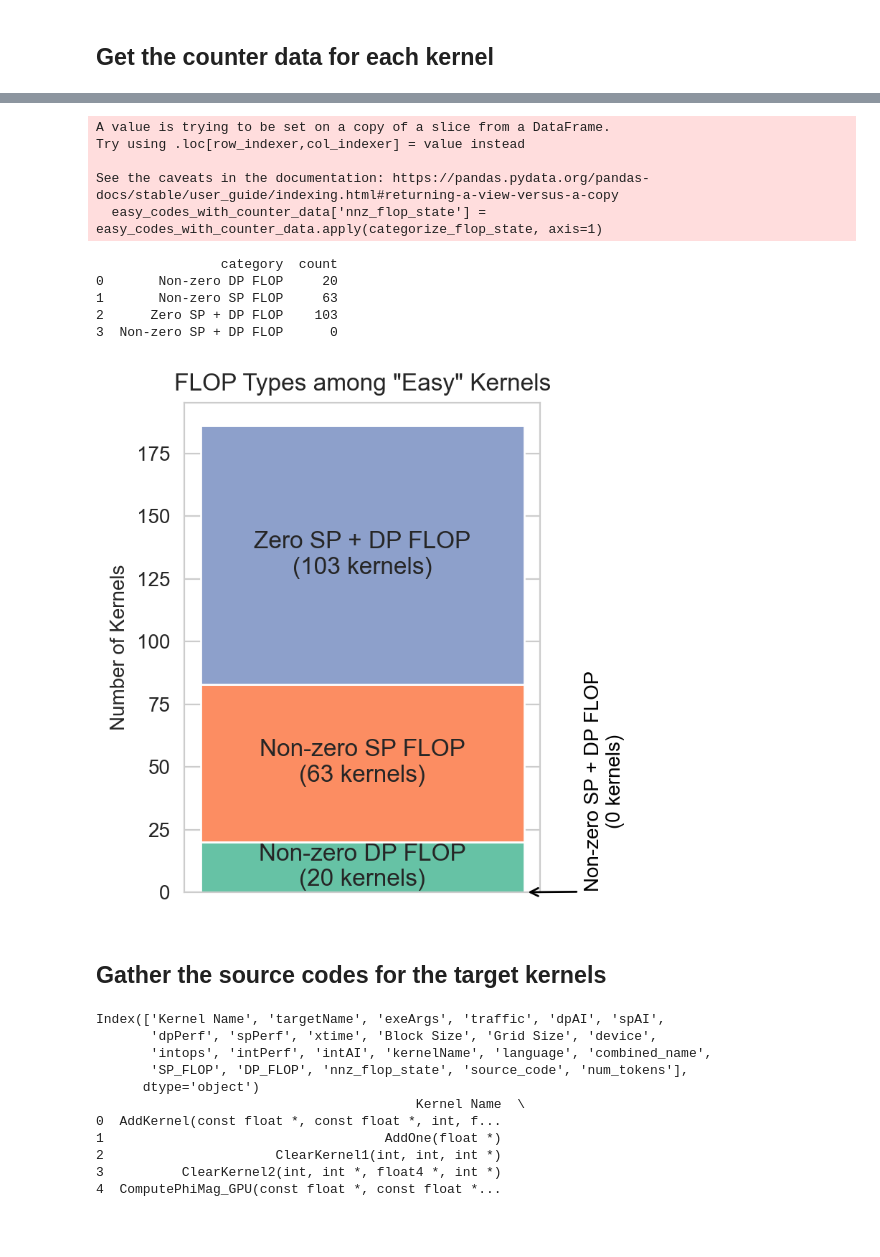
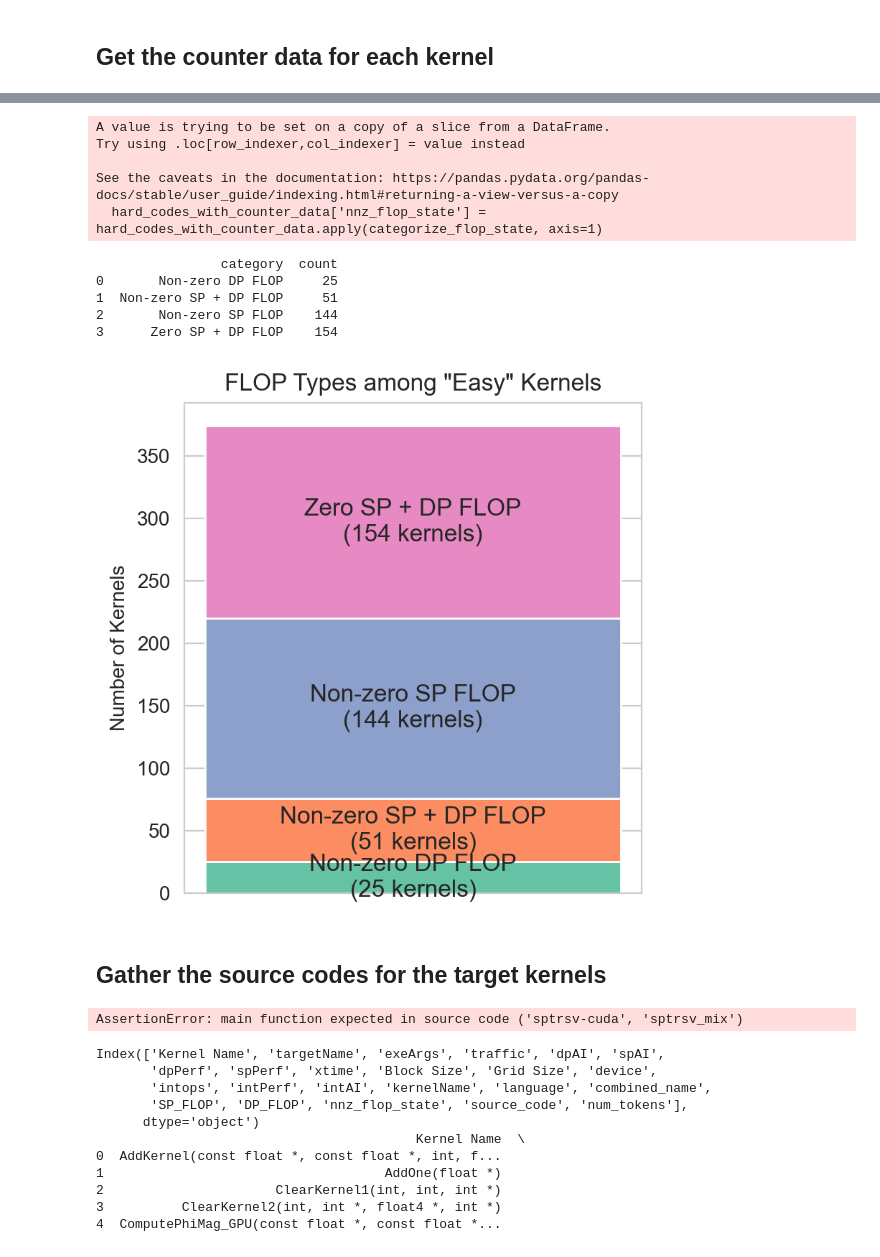
Before and after one commit to Scientific-Computing-Lab/gpuFLOPBench, a Jupyter notebook: qdecomp-langgraph-studio/kernel-survey/dataset-gen/manual-classification/create_hard_dataset_to_query.ipynb, the cells around one changed output, grey strips where cells are left out. Cells and saved outputs as stored; diff of their text form; code cells hidden in the pictures.

Commit message:
working on getting missing counter data for hard codes

```diff
--- a/qdecomp-langgraph-studio/kernel-survey/dataset-gen/manual-classification/create_hard_dataset_to_query.ipynb
+++ b/qdecomp-langgraph-studio/kernel-survey/dataset-gen/manual-classification/create_hard_dataset_to_query.ipynb
@@ -341,9 +347,9 @@ print()
 # %% [output]
 Index(['targetName', 'filepath', 'kernel_index', 'kernelName'], dtype='object')
 # %%
-# for each easy_code, get the corresponding source from the kernels_data object
+# for each hard_code, get the corresponding source from the kernels_data object
 
-for index, row in easy_codes.iterrows():
+for index, row in hard_codes.iterrows():
     target_name = row['targetName']
     filepath = row['filepath']
     kernel_index = row['kernel_index']
@@ -354,12 +360,12 @@ for index, row in easy_codes.iterrows():
     source_code = kernels_list[kernel_index]
     kernel_name = TargetKernel.get_global_func_name(source_code)
 
-    easy_codes.at[index,'kernelName'] = kernel_name
+    hard_codes.at[index,'kernelName'] = kernel_name
 
     #print(f"Target: {target_name}, File: {filepath}, Kernel Index: {kernel_index}, \n\tKernel Name: {kernel_name}\n\n")
 # %%
-easy_codes['combined_name'] = '(' + easy_codes['targetName'] + ', ' + easy_codes['kernelName'] + ')'
+hard_codes['combined_name'] = '(' + hard_codes['targetName'] + ', ' + hard_codes['kernelName'] + ')'
 
-print(easy_codes['combined_name'].head())
-print(easy_codes['combined_name'].tail())
+print(hard_codes['combined_name'].head())
+print(hard_codes['combined_name'].tail())
 # %% [output]
@@ -532,9 +538,9 @@ print(df.shape)
 # %% [markdown]
 ## Get the counter data for each kernel
 # %%
-print(easy_codes.shape)
+print(hard_codes.shape)
 
-easy_codes_with_counter_data = df[df['combined_name'].isin(easy_codes['combined_name'])]
+hard_codes_with_counter_data = df[df['combined_name'].isin(hard_codes['combined_name'])]
 
-print(easy_codes_with_counter_data.shape)
+print(hard_codes_with_counter_data.shape)
 # %% [output]
@@ -645,14 +651,14 @@ def categorize_flop_state(row):
         return 'Unknown'
 
 # (re)compute the column in case the notebook was re-run out of order
-easy_codes_with_counter_data['nnz_flop_state'] = easy_codes_with_counter_data.apply(categorize_flop_state, axis=1)
+hard_codes_with_counter_data['nnz_flop_state'] = hard_codes_with_counter_data.apply(categorize_flop_state, axis=1)
 
 
 def plot_flop_type_distribution(df):
     # We care about three non-zero categories: both, SP-only, DP-only
     grouped = df.groupby(['nnz_flop_state']).count()
-    categories = grouped.index.tolist() + ['Non-zero SP + DP FLOP']
-    counts = grouped.iloc[:,0].tolist() + [0]
+    categories = grouped.index.tolist()
+    counts = grouped.iloc[:,0].tolist()
 
     # Quick summary table (optional helpful print)
     summary_df = pd.DataFrame({'category': categories, 'count': counts})
@@ -696,16 +702,16 @@ A value is trying to be set on a copy of a slice from a DataFrame.
 Try using .loc[row_indexer,col_indexer] = value instead
 
 See the caveats in the documentation: https://pandas.pydata.org/pandas-docs/stable/user_guide/indexing.html#returning-a-view-versus-a-copy
-  easy_codes_with_counter_data['nnz_flop_state'] = easy_codes_with_counter_data.apply(categorize_flop_state, axis=1)
+  hard_codes_with_counter_data['nnz_flop_state'] = hard_codes_with_counter_data.apply(categorize_flop_state, axis=1)
 # %%
-plot_flop_type_distribution(easy_codes_with_counter_data)
+plot_flop_type_distribution(hard_codes_with_counter_data)
 # %% [output]
                 category  count
-0       Non-zero DP FLOP     20
-1       Non-zero SP FLOP     63
-2      Zero SP + DP FLOP    103
-3  Non-zero SP + DP FLOP      0
+0       Non-zero DP FLOP     25
+1  Non-zero SP + DP FLOP     51
+2       Non-zero SP FLOP    144
+3      Zero SP + DP FLOP    154
-[figure, old version]
+[figure, new version]
 # %% [markdown]
 ## Gather the source codes for the target kernels
 # %%
@@ -719,9 +725,10 @@ merged_df = pd.DataFrame()
 
 enc = tiktoken.encoding_for_model("gpt-4o-mini")
 
-assert '(gmm-cuda, mstep_means)' in easy_codes_with_counter_data['combined_name'].values, "Sanity check failed!"
+# mstep_means is an easy code, it should not be in the hard dataset
+assert not ('(gmm-cuda, mstep_means)' in hard_codes_with_counter_data['combined_name'].values), "Sanity check failed!"
 
-for idx, row in tqdm(easy_codes_with_counter_data.iterrows(), total=easy_codes_with_counter_data.shape[0]):
+for idx, row in tqdm(hard_codes_with_counter_data.iterrows(), total=hard_codes_with_counter_data.shape[0]):
     target_name = row['targetName']
     kernelName = row['kernelName']
 
@@ -734,8 +741,7 @@ for idx, row in tqdm(easy_codes_with_counter_data.iterrows(), total=easy_codes_w
             if kernelName in kNames:
                 src_code = data['kernels'][kernelName]
 
-                assert kernelName in src_code
-                assert 'main' in src_code
+                assert 'main' in src_code, f"main function expected in source code {target_name, kernelName}"
                 if row['SP_FLOP'] != 0 or row['DP_FLOP'] != 0:
                     assert 'float' in src_code or 'double' in src_code, f"FLOP ops expected but not found in source for {target_name}, {kernelName}"
                 break
@@ -747,6 +753,8 @@ for idx, row in tqdm(easy_codes_with_counter_data.iterrows(), total=easy_codes_w
     row_dict['num_tokens'] = [len(enc.encode(src_code))]
 
     merged_df = pd.concat([merged_df, pd.DataFrame(row_dict)], ignore_index=True)
+# %% [output]
+AssertionError: main function expected in source code ('sptrsv-cuda', 'sptrsv_mix')
 # %%
 print(merged_df.columns)
 print(merged_df.head(5))
```
Also changed, not shown: parts of 14 cells of this notebook, 1 other file.
